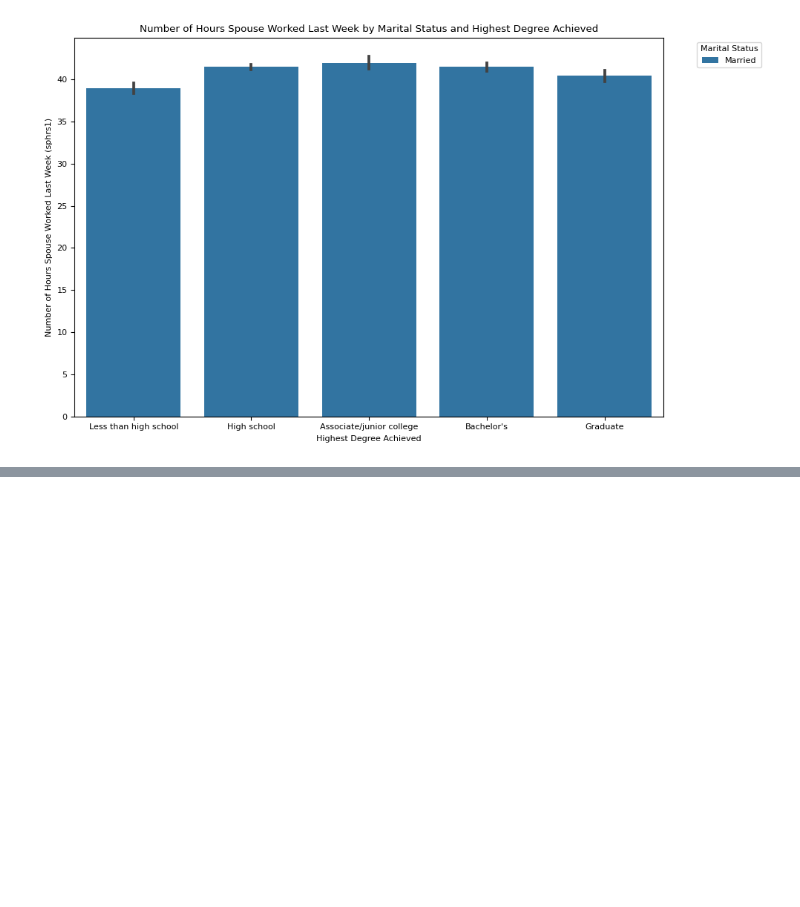
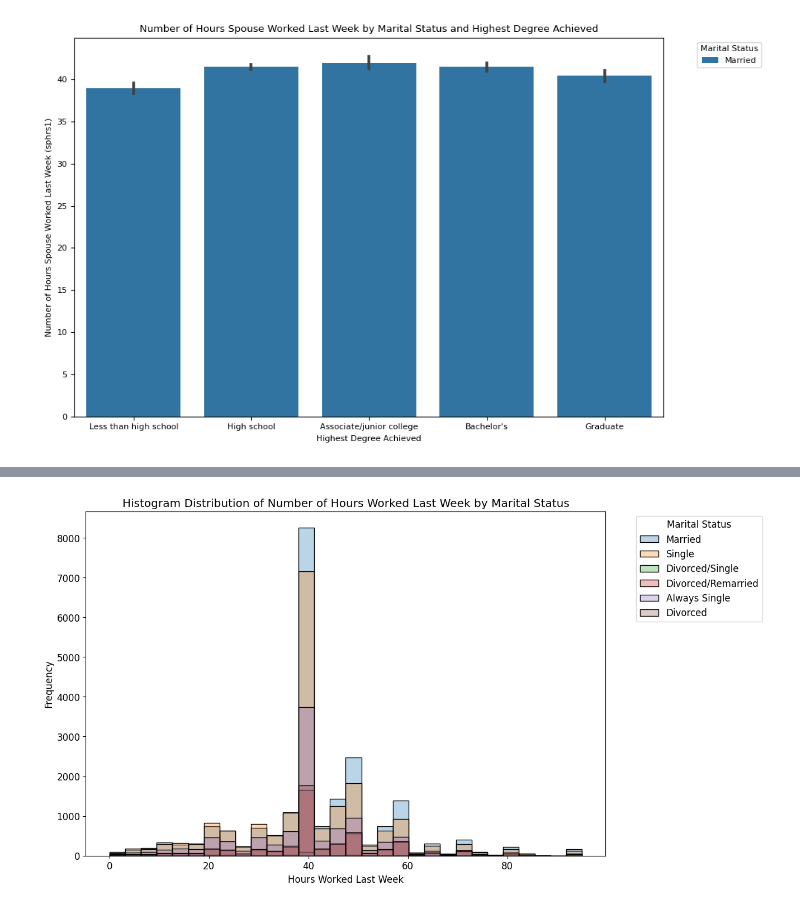
Before and after one commit to DS3001/group22, a Jupyter notebook: Midterm_Work.ipynb, the cells around one changed output, grey strips where cells are left out. Cells and saved outputs as stored; diff of their text form; code cells hidden in the pictures; blank space fills up the shorter version.

```diff
--- a/Midterm_Work.ipynb
+++ b/Midterm_Work.ipynb
@@ -860,0 +833,24 @@ plt.show()
+# %%
+# Set up plot size
+plt.figure(figsize=(12, 8))
+
+# Make histogram with relevant marital status data
+sns.histplot(data=married_df, x='hrs1', label='Married', kde=False, bins=30, alpha=0.3)
+sns.histplot(data=single_df, x='hrs1', label='Single', kde=False, bins=30, alpha=0.3)
+sns.histplot(data=divorced_single_df, x='hrs1', label='Divorced/Single', kde=False, bins=30, alpha=0.3)
+sns.histplot(data=divorced_remarried_df, x='hrs1', label='Divorced/Remarried', kde=False, bins=30, alpha=0.3)
+sns.histplot(data=always_single_df, x='hrs1', label='Always Single', kde=False, bins=30, alpha=0.3)
+sns.histplot(data=divorced_df, x='hrs1', label='Divorced', kde=False, bins=30, alpha=0.3)
+
+# Set plot labels and title
+plt.xlabel("Hours Worked Last Week")
+plt.ylabel("Frequency")
+plt.title("Histogram Distribution of Number of Hours Worked Last Week by Marital Status")
+
+# Show plot legend
+plt.legend(title="Marital Status", bbox_to_anchor=(1.05, 1), loc='upper left')
+
+# Display plot
+plt.show()
+# %% [output]
+[figure, added]
```
Also changed, not shown: parts of 3 cells of this notebook.
